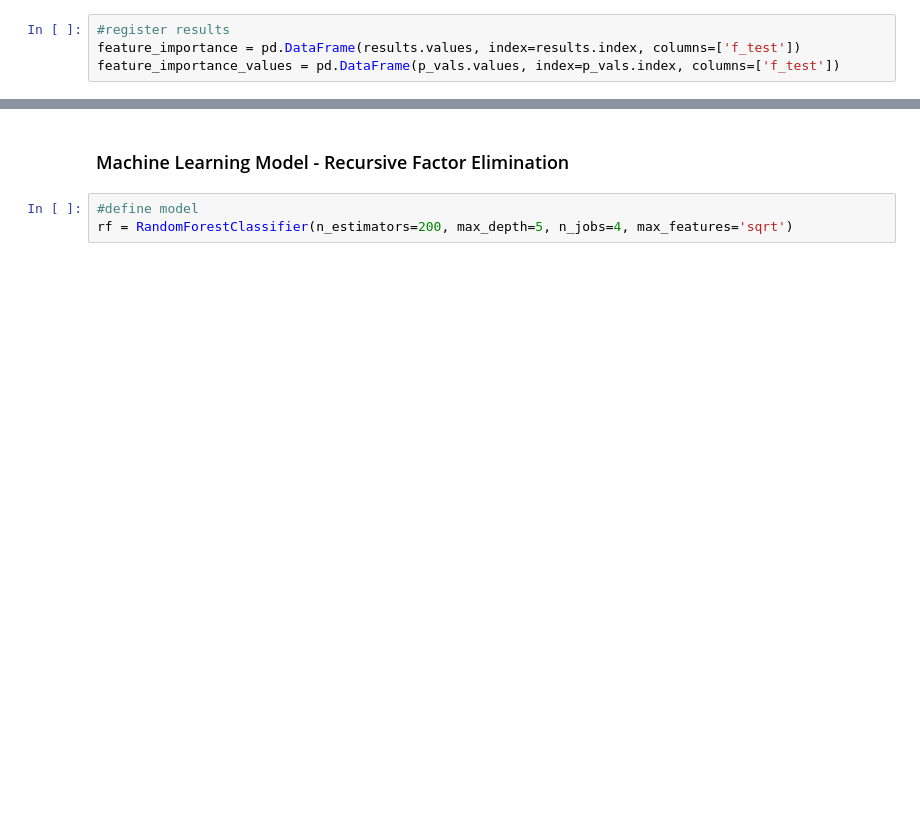
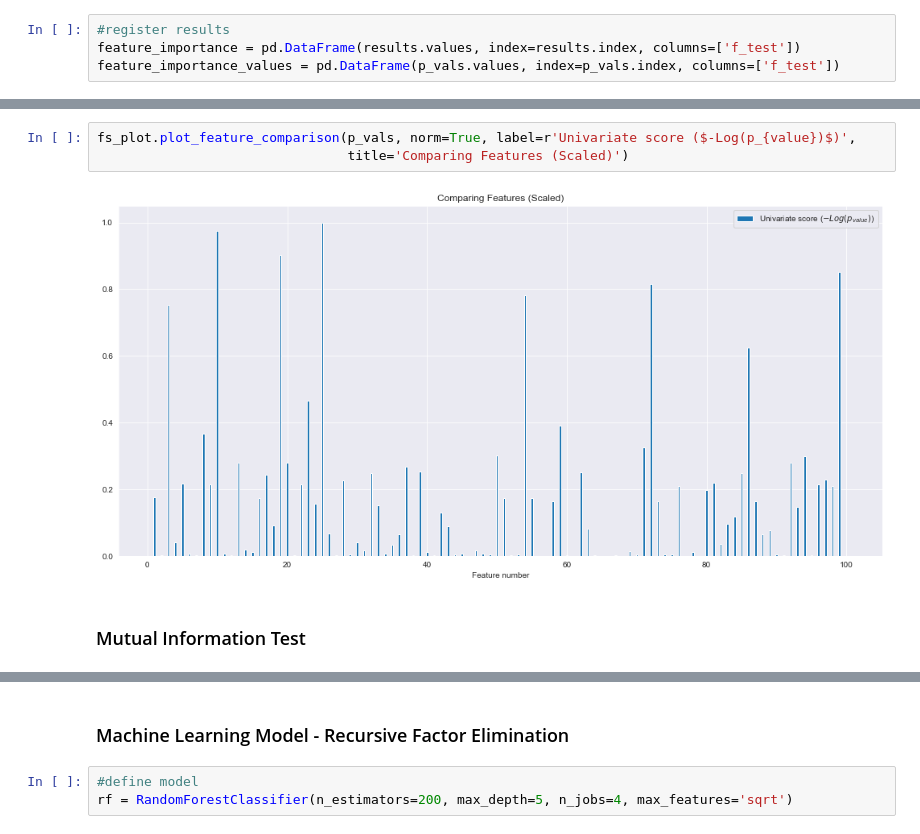
Before and after one commit to nsotiriou88/FeatureSelector, a Jupyter notebook: FeatureSelectorExample.ipynb, the cells around one changed output, grey strips where cells are left out. Saved outputs shown, nothing was run; the diff lists cells and outputs as text; blank space fills up the shorter version.

```diff
--- a/FeatureSelectorExample.ipynb
+++ b/FeatureSelectorExample.ipynb
@@ -97,0 +101,7 @@ feature_importance_values.head()
+# %%
+fs_plot.plot_feature_comparison(p_vals, norm=True, label=r'Univariate score ($-Log(p_{value})$)',
+                                title='Comparing Features (Scaled)')
+# %% [output]
+[figure, added]
+# %% [markdown]
+### Mutual Information Test
```
Also changed, not shown: parts of 14 cells of this notebook, 2 other files.
